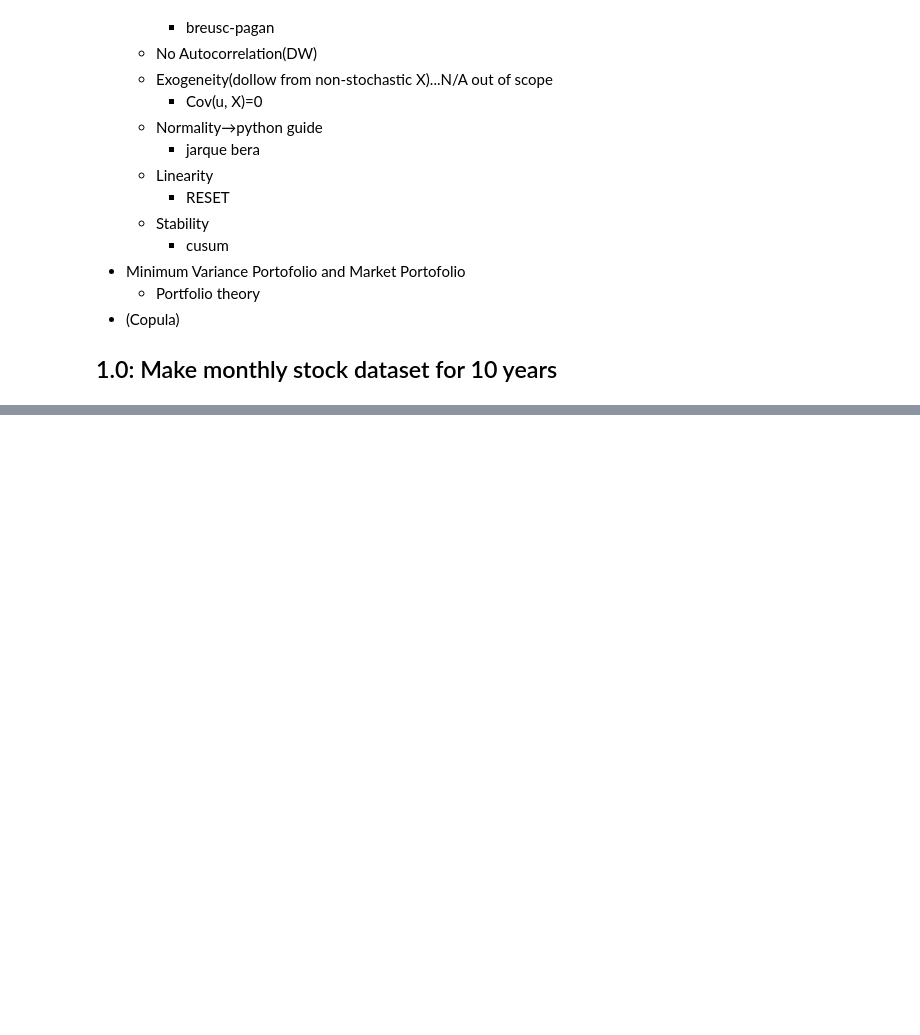
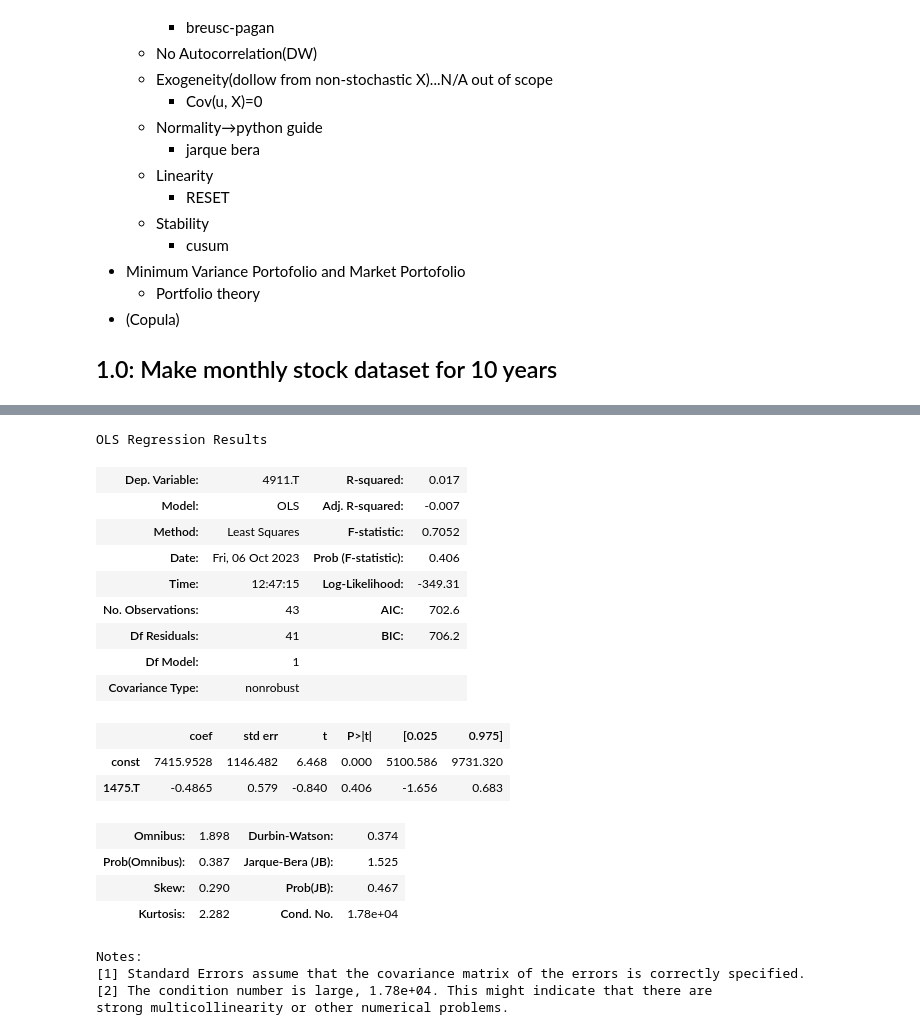
Before and after one commit to aguilarklyno/Fukuhara-Seminar, a Jupyter notebook: 23_10_06_week-01/24_fall_week01.ipynb, the cells around one changed output, grey strips where cells are left out. Saved outputs shown, nothing was run; the diff lists cells and outputs as text; code cells hidden in the pictures; blank space fills up the shorter version.

```diff
--- a/23_10_06_week-01/24_fall_week01.ipynb
+++ b/23_10_06_week-01/24_fall_week01.ipynb
@@ -100,0 +247,33 @@ df
+# %%
+import statsmodels.api as sm
+Rf = 0.008 #日本10年国債
+
+SISEIDO = LinearRegression()
+X = df["1475.T"] - Rf
+X = sm.add_constant(X)
+y = df["4911.T"] - Rf #print(X)
+#print(y)
+SISEIDO = sm.OLS(y, X).fit()
+SISEIDO.summary()
+# %% [output]
+OLS Regression Results
+| Dep. Variable: | 4911.T | R-squared: | 0.017 |
+| Model: | OLS | Adj. R-squared: | -0.007 |
+| Method: | Least Squares | F-statistic: | 0.7052 |
+| Date: | Fri, 06 Oct 2023 | Prob (F-statistic): | 0.406 |
+| Time: | 12:47:15 | Log-Likelihood: | -349.31 |
+| No. Observations: | 43 | AIC: | 702.6 |
+| Df Residuals: | 41 | BIC: | 706.2 |
+| Df Model: | 1 |  |  |
+| Covariance Type: | nonrobust |  |  |
+|  | coef | std err | t | P>|t| | [0.025 | 0.975] |
+| const | 7415.9528 | 1146.482 | 6.468 | 0.000 | 5100.586 | 9731.320 |
+| 1475.T | -0.4865 | 0.579 | -0.840 | 0.406 | -1.656 | 0.683 |
+| Omnibus: | 1.898 | Durbin-Watson: | 0.374 |
+| Prob(Omnibus): | 0.387 | Jarque-Bera (JB): | 1.525 |
+| Skew: | 0.290 | Prob(JB): | 0.467 |
+| Kurtosis: | 2.282 | Cond. No. | 1.78e+04 |
+Notes:
+[1] Standard Errors assume that the covariance matrix of the errors is correctly specified.
+[2] The condition number is large, 1.78e+04. This might indicate that there are
+strong multicollinearity or other numerical problems.
```
Also changed, not shown: parts of 11 cells of this notebook, 2 other files.
